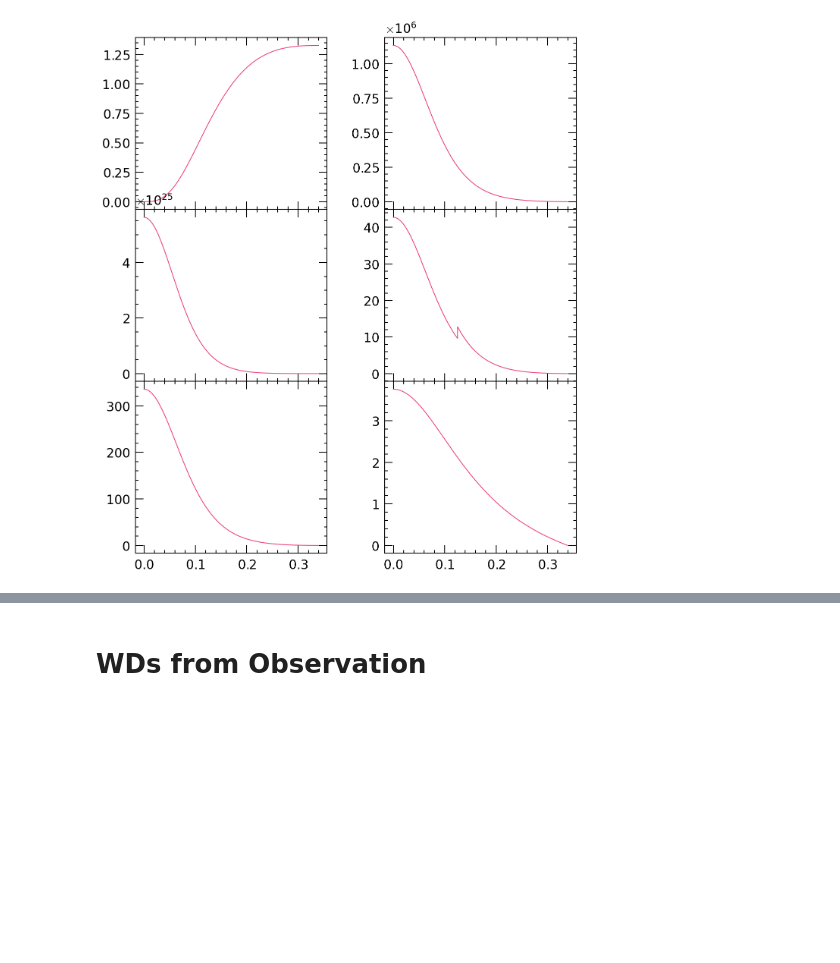
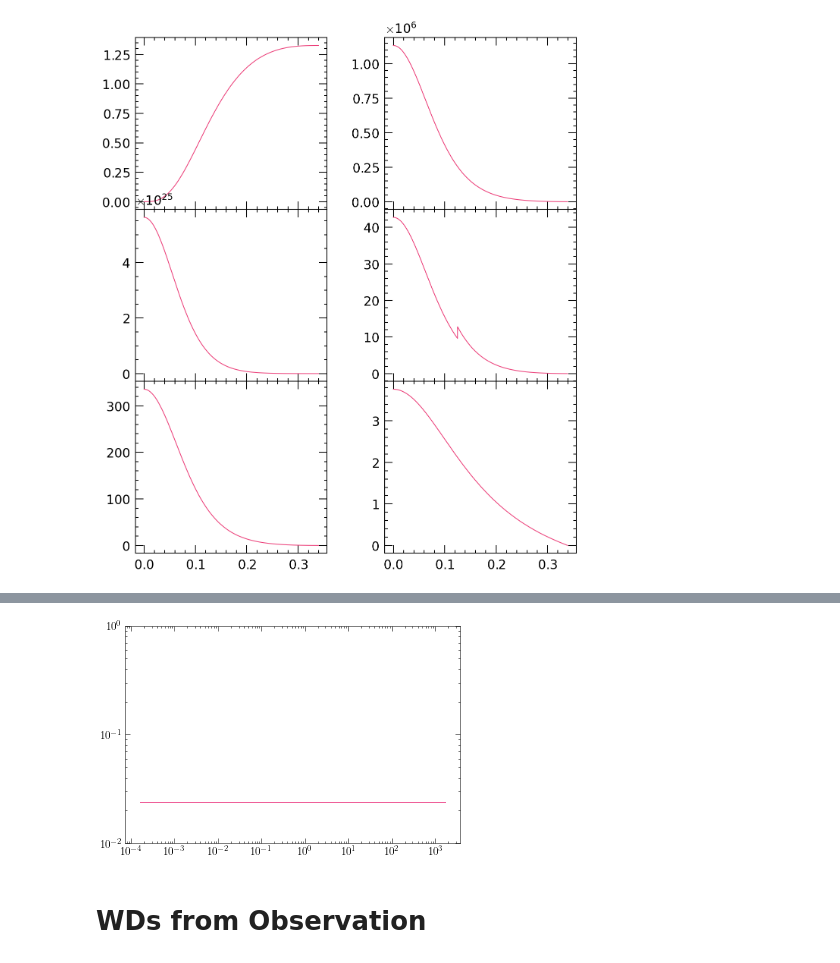
Before and after one commit to mvirgato/White-Dwarf-TOV, a Jupyter notebook: tests_FMT_finite_T.ipynb, the cells around one changed output, grey strips where cells are left out. Saved outputs shown, nothing was run; the diff lists cells and outputs as text; code cells hidden in the pictures; blank space fills up the shorter version.

```diff
--- a/tests_FMT_finite_T.ipynb
+++ b/tests_FMT_finite_T.ipynb
@@ -261,3 +311,9 @@ NameError: name 'prof_data_5' is not defined
+# %%
+plt.loglog(r_vals_c, np.sqrt(1.0 - B_vals_c))
+plt.ylim(1e-2, 1)
+plt.show()
+# %% [output]
+[figure, added]
 # %% [markdown]
 # WDs from Observation
 # %%
```
Also changed, not shown: parts of 4 cells of this notebook, 1 other file.
